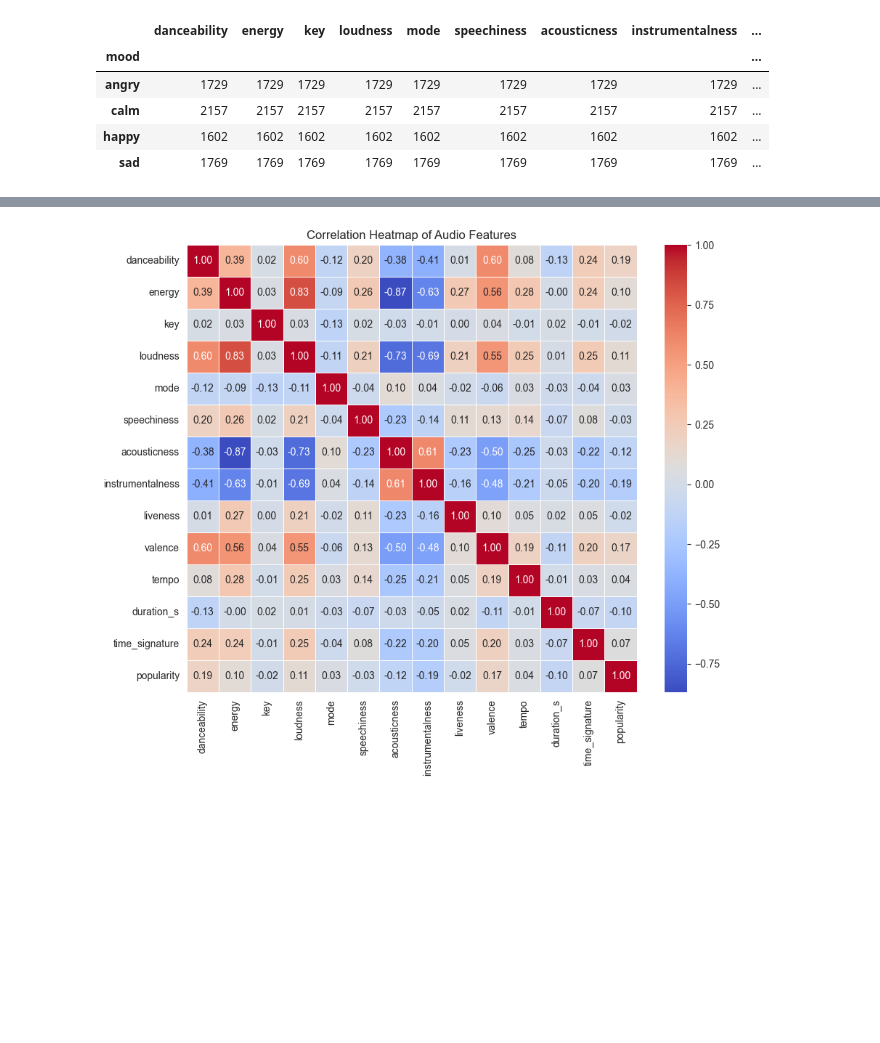
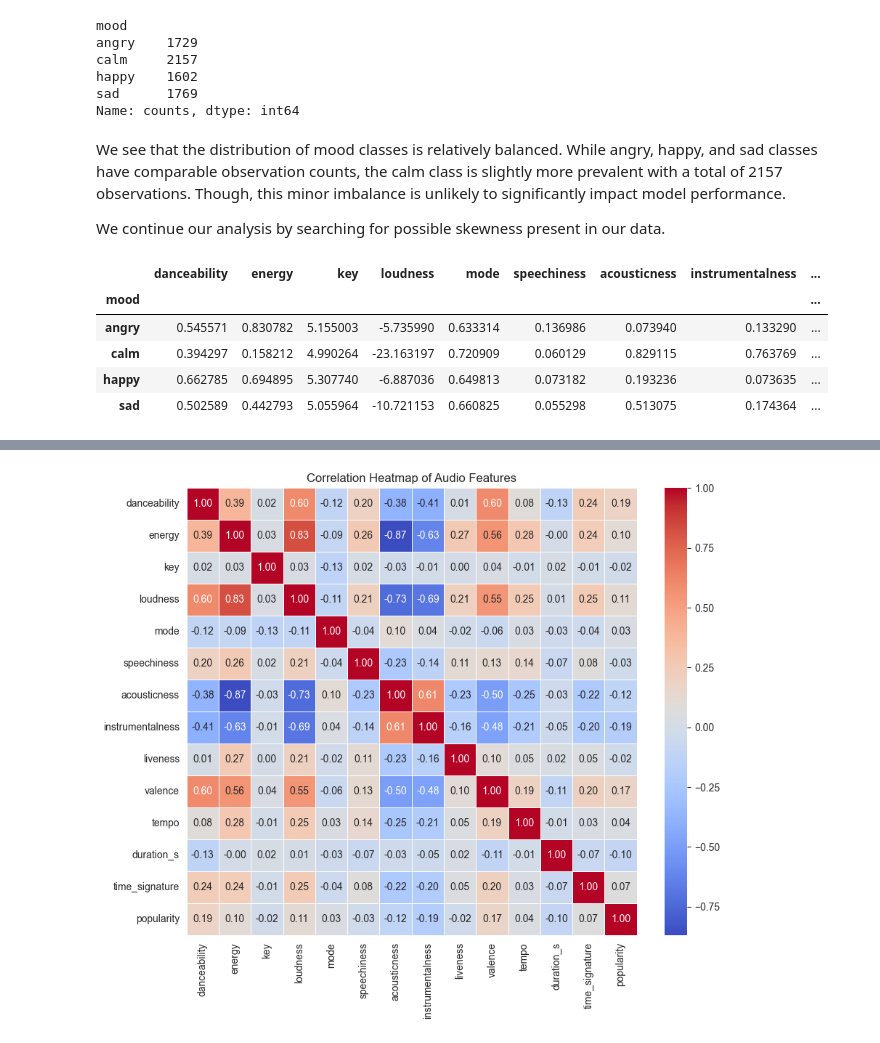
Before and after one commit to BryanZhang938/harmonic_horizons, a Jupyter notebook: src/data/process_data.ipynb, the cells around one changed output, grey strips where cells are left out. Cells and saved outputs as stored; diff of their text form; code cells hidden in the pictures; blank space fills up the shorter version.

```diff
--- a/src/data/process_data.ipynb
+++ b/src/data/process_data.ipynb
@@ -24,10 +194,26 @@ track_df = track_df.rename(columns={'duration_ms': 'duration_s'})
 # %%
-mood_distribution = track_df.groupby('mood').count()
-mood_distribution
+mood_counts = track_df.groupby('mood').count()
+mood_counts = mood_counts.assign(counts=mood_counts['danceability'])
+mood_counts = mood_counts['counts']
+mood_counts
 # %% [output]
-|  | danceability | energy | key | loudness | mode | speechiness | acousticness | instrumentalness | ... |
-| mood |  |  |  |  |  |  |  |  | ... |
-| angry | 1729 | 1729 | 1729 | 1729 | 1729 | 1729 | 1729 | 1729 | ... |
-| calm | 2157 | 2157 | 2157 | 2157 | 2157 | 2157 | 2157 | 2157 | ... |
-| happy | 1602 | 1602 | 1602 | 1602 | 1602 | 1602 | 1602 | 1602 | ... |
-| sad | 1769 | 1769 | 1769 | 1769 | 1769 | 1769 | 1769 | 1769 | ... |
+mood
+angry    1729
+calm     2157
+happy    1602
+sad      1769
+Name: counts, dtype: int64
+# %% [markdown]
+We see that the distribution of mood classes is relatively balanced. While angry, happy, and sad classes have comparable observation counts, the calm class is slightly more prevalent with a total of 2157 observations. Though, this minor imbalance is unlikely to significantly impact model performance.
+
+We continue our analysis by searching for possible skewness present in our data.
+# %%
+mood_means = track_df.groupby('mood').mean()
+mood_means
+# %% [output]
+|  | danceability | energy | key | loudness | mode | speechiness | acousticness | instrumentalness | ... |
+| mood |  |  |  |  |  |  |  |  | ... |
+| angry | 0.545571 | 0.830782 | 5.155003 | -5.735990 | 0.633314 | 0.136986 | 0.073940 | 0.133290 | ... |
+| calm | 0.394297 | 0.158212 | 4.990264 | -23.163197 | 0.720909 | 0.060129 | 0.829115 | 0.763769 | ... |
+| happy | 0.662785 | 0.694895 | 5.307740 | -6.887036 | 0.649813 | 0.073182 | 0.193236 | 0.073635 | ... |
+| sad | 0.502589 | 0.442793 | 5.055964 | -10.721153 | 0.660825 | 0.055298 | 0.513075 | 0.174364 | ... |
```
Also changed, not shown: parts of 50 cells of this notebook, 2 other files.
